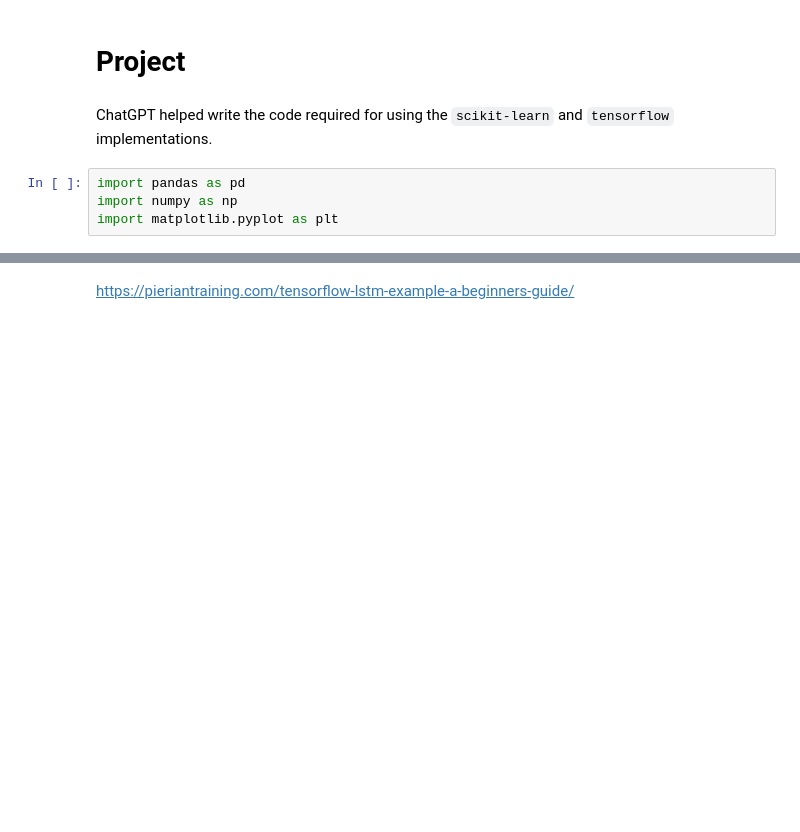
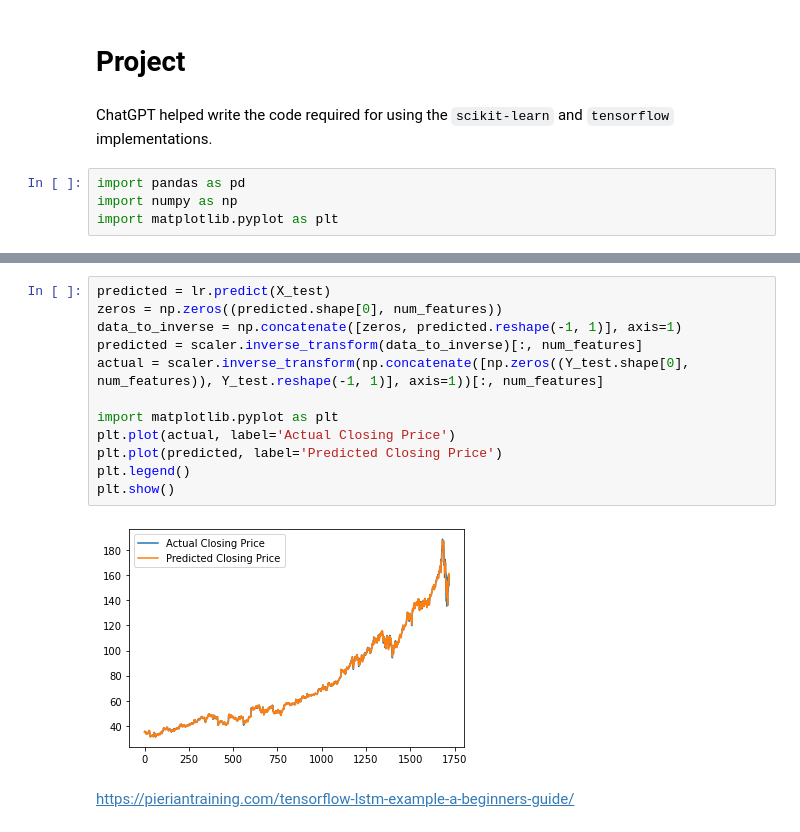
Before and after one commit to 1stl0ve/CS5805-project, a Jupyter notebook: project.ipynb, the cells around one changed output, grey strips where cells are left out. Saved outputs shown, nothing was run; the diff lists cells and outputs as text; blank space fills up the shorter version.

```diff
--- a/project.ipynb
+++ b/project.ipynb
@@ -41,3 +47,17 @@ mean_squared_error(Y_val, predictions)
+# %%
+predicted = lr.predict(X_test)
+zeros = np.zeros((predicted.shape[0], num_features))
+data_to_inverse = np.concatenate([zeros, predicted.reshape(-1, 1)], axis=1)
+predicted = scaler.inverse_transform(data_to_inverse)[:, num_features]
+actual = scaler.inverse_transform(np.concatenate([np.zeros((Y_test.shape[0], num_features)), Y_test.reshape(-1, 1)], axis=1))[:, num_features]
+
+import matplotlib.pyplot as plt
+plt.plot(actual, label='Actual Closing Price')
+plt.plot(predicted, label='Predicted Closing Price')
+plt.legend()
+plt.show()
+# %% [output]
+[figure, added]
 # %% [markdown]
 https://pieriantraining.com/tensorflow-lstm-example-a-beginners-guide/
 # %%
```
Also changed, not shown: parts of 3 cells of this notebook.
